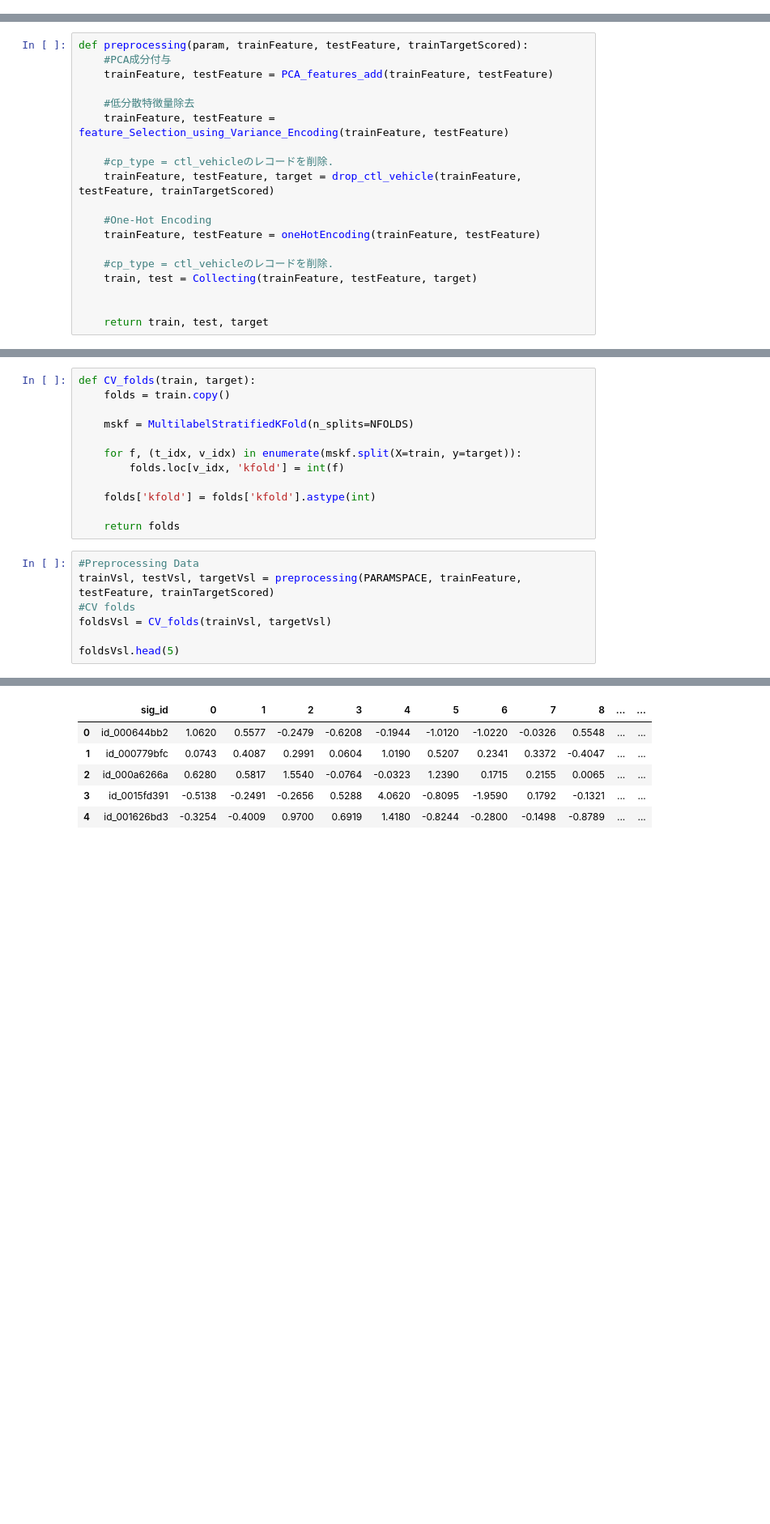
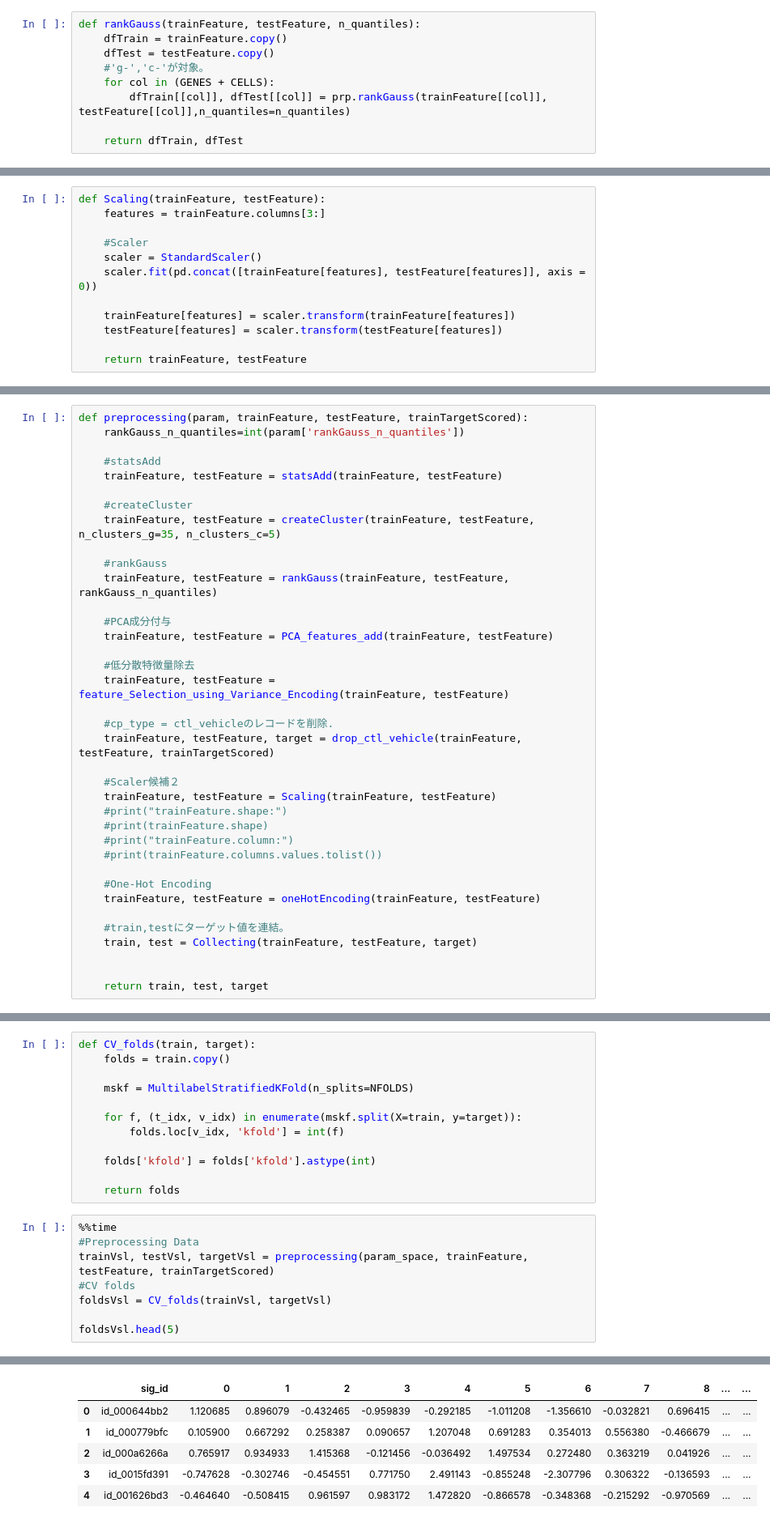
Before and after one commit to ShinAnase/MoA, a Jupyter notebook: mainTabnetArchitect.ipynb, the cells around one changed output, grey strips where cells are left out. Shown: that part at 81% size. Saved outputs shown, nothing was run; the diff lists cells and outputs as text; blank space fills up the shorter version.

```diff
--- a/mainTabnetArchitect.ipynb
+++ b/mainTabnetArchitect.ipynb
@@ -229,0 +238,9 @@ def MlSmote(train, target, thrsQlMin):
+# %%
+def rankGauss(trainFeature, testFeature, n_quantiles):
+    dfTrain = trainFeature.copy()
+    dfTest = testFeature.copy()
+    #'g-','c-'が対象。
+    for col in (GENES + CELLS):
+        dfTrain[[col]], dfTest[[col]] = prp.rankGauss(trainFeature[[col]], testFeature[[col]],n_quantiles=n_quantiles)
+
+    return dfTrain, dfTest
@@ -230,3 +290,15 @@ def MlSmote(train, target, thrsQlMin):
+# %%
+def Scaling(trainFeature, testFeature):
+    features = trainFeature.columns[3:]
+
+    #Scaler
+    scaler = StandardScaler()
+    scaler.fit(pd.concat([trainFeature[features], testFeature[features]], axis = 0))
+
+    trainFeature[features] = scaler.transform(trainFeature[features])
+    testFeature[features] = scaler.transform(testFeature[features])
+
+    return trainFeature, testFeature
 # %% [markdown]
 ## Collecting
 # %% [markdown]
@@ -242,6 +314,17 @@ def Collecting(trainFeature, testFeature, trainTargetScored):
 ## Preprocessing Summary
 # %%
 def preprocessing(param, trainFeature, testFeature, trainTargetScored):
+    rankGauss_n_quantiles=int(param['rankGauss_n_quantiles'])
+
+    #statsAdd
+    trainFeature, testFeature = statsAdd(trainFeature, testFeature)
+
+    #createCluster
+    trainFeature, testFeature = createCluster(trainFeature, testFeature, n_clusters_g=35, n_clusters_c=5)
+
+    #rankGauss
+    trainFeature, testFeature = rankGauss(trainFeature, testFeature, rankGauss_n_quantiles)
+
     #PCA成分付与
     trainFeature, testFeature = PCA_features_add(trainFeature, testFeature)
 
@@ -251,10 +334,17 @@ def preprocessing(param, trainFeature, testFeature, trainTargetScored):
     #cp_type = ctl_vehicleのレコードを削除.
     trainFeature, testFeature, target = drop_ctl_vehicle(trainFeature, testFeature, trainTargetScored)
 
+    #Scaler候補２
+    trainFeature, testFeature = Scaling(trainFeature, testFeature)
+    #print("trainFeature.shape:")
+    #print(trainFeature.shape)
+    #print("trainFeature.column:")
+    #print(trainFeature.columns.values.tolist())
+
     #One-Hot Encoding
     trainFeature, testFeature = oneHotEncoding(trainFeature, testFeature)
 
-    #cp_type = ctl_vehicleのレコードを削除.
+    #train,testにターゲット値を連結。
     train, test = Collecting(trainFeature, testFeature, target)
 
 
@@ -497,8 +604,9 @@ def CV_folds(train, target):
 
     return folds
 # %%
+%%time
 #Preprocessing Data
-trainVsl, testVsl, targetVsl = preprocessing(PARAMSPACE, trainFeature, testFeature, trainTargetScored)
+trainVsl, testVsl, targetVsl = preprocessing(param_space, trainFeature, testFeature, trainTargetScored)
 #CV folds
 foldsVsl = CV_folds(trainVsl, targetVsl)
 
@@ -507,6 +617,6 @@ foldsVsl.head(5)
 |  | sig_id | 0 | 1 | 2 | 3 | 4 | 5 | 6 | 7 | 8 | ... | ... |
-| 0 | id_000644bb2 | 1.0620 | 0.5577 | -0.2479 | -0.6208 | -0.1944 | -1.0120 | -1.0220 | -0.0326 | 0.5548 | ... | ... |
-| 1 | id_000779bfc | 0.0743 | 0.4087 | 0.2991 | 0.0604 | 1.0190 | 0.5207 | 0.2341 | 0.3372 | -0.4047 | ... | ... |
-| 2 | id_000a6266a | 0.6280 | 0.5817 | 1.5540 | -0.0764 | -0.0323 | 1.2390 | 0.1715 | 0.2155 | 0.0065 | ... | ... |
-| 3 | id_0015fd391 | -0.5138 | -0.2491 | -0.2656 | 0.5288 | 4.0620 | -0.8095 | -1.9590 | 0.1792 | -0.1321 | ... | ... |
-| 4 | id_001626bd3 | -0.3254 | -0.4009 | 0.9700 | 0.6919 | 1.4180 | -0.8244 | -0.2800 | -0.1498 | -0.8789 | ... | ... |
+| 0 | id_000644bb2 | 1.120685 | 0.896079 | -0.432465 | -0.959839 | -0.292185 | -1.011208 | -1.356610 | -0.032821 | 0.696415 | ... | ... |
+| 1 | id_000779bfc | 0.105900 | 0.667292 | 0.258387 | 0.090657 | 1.207048 | 0.691283 | 0.354013 | 0.556380 | -0.466679 | ... | ... |
+| 2 | id_000a6266a | 0.765917 | 0.934933 | 1.415368 | -0.121456 | -0.036492 | 1.497534 | 0.272480 | 0.363219 | 0.041926 | ... | ... |
+| 3 | id_0015fd391 | -0.747628 | -0.302746 | -0.454551 | 0.771750 | 2.491143 | -0.855248 | -2.307796 | 0.306322 | -0.136593 | ... | ... |
+| 4 | id_001626bd3 | -0.464640 | -0.508415 | 0.961597 | 0.983172 | 1.472820 | -0.866578 | -0.348368 | -0.215292 | -0.970569 | ... | ... |
```
Also changed, not shown: parts of 21 cells of this notebook, 1 other file.
